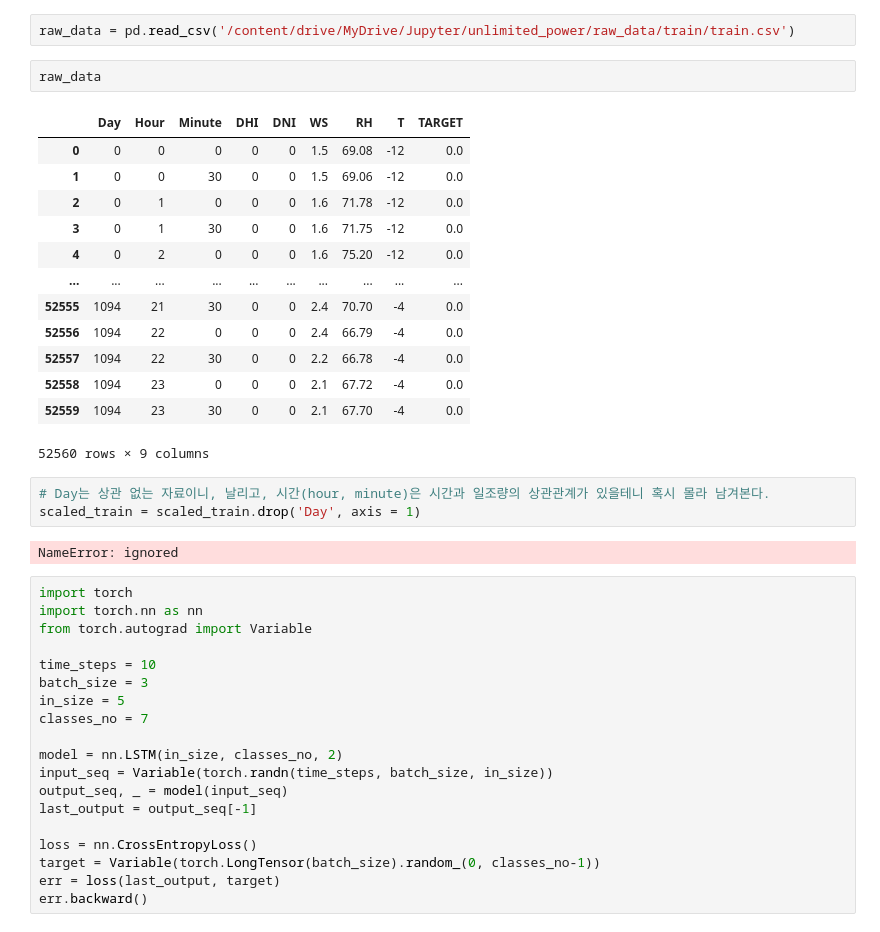
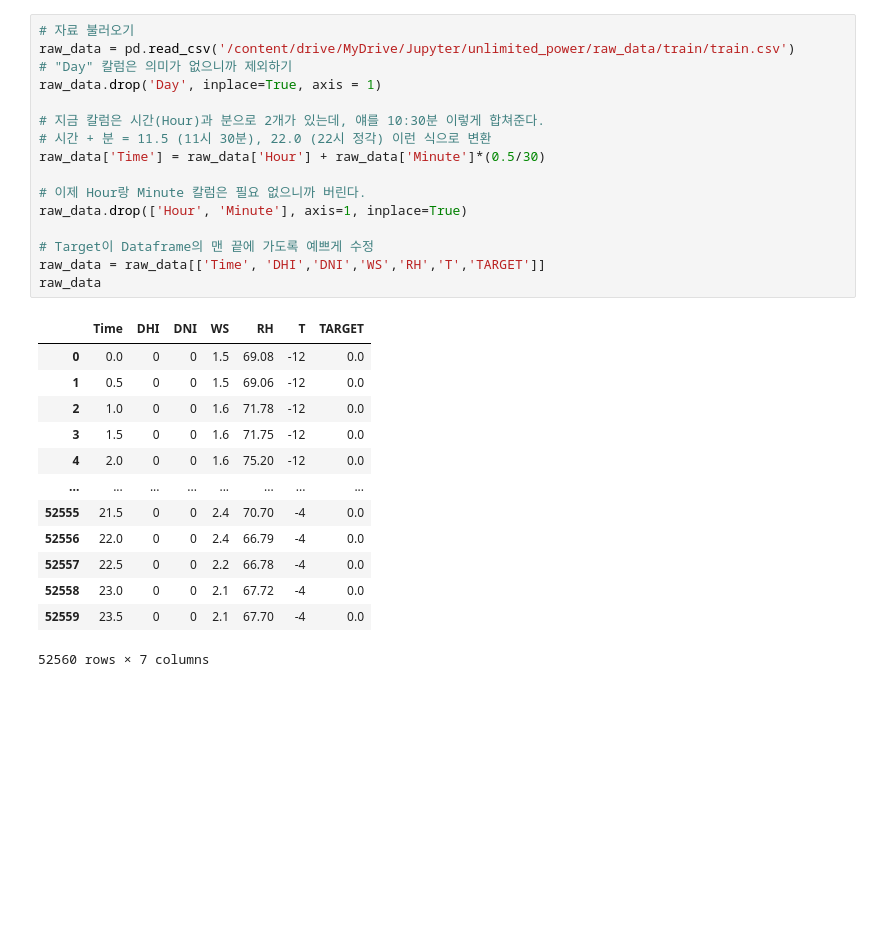
Before and after one commit to marvelous-koala/unlimited_power, a Jupyter notebook: working__/LSTM_mk1.ipynb, the cells around one changed output. Cells and saved outputs as stored; diff of their text form; blank space fills up the shorter version.

```diff
--- a/working__/LSTM_mk1.ipynb
+++ b/working__/LSTM_mk1.ipynb
@@ -18,42 +19,30 @@ Mounted at /content/drive
-# %%
-raw_data = pd.read_csv('/content/drive/MyDrive/Jupyter/unlimited_power/raw_data/train/train.csv')
-# %%
-raw_data
-# %% [output]
-|  | Day | Hour | Minute | DHI | DNI | WS | RH | T | TARGET |
-| 0 | 0 | 0 | 0 | 0 | 0 | 1.5 | 69.08 | -12 | 0.0 |
-| 1 | 0 | 0 | 30 | 0 | 0 | 1.5 | 69.06 | -12 | 0.0 |
-| 2 | 0 | 1 | 0 | 0 | 0 | 1.6 | 71.78 | -12 | 0.0 |
-| 3 | 0 | 1 | 30 | 0 | 0 | 1.6 | 71.75 | -12 | 0.0 |
-| 4 | 0 | 2 | 0 | 0 | 0 | 1.6 | 75.20 | -12 | 0.0 |
-| ... | ... | ... | ... | ... | ... | ... | ... | ... | ... |
-| 52555 | 1094 | 21 | 30 | 0 | 0 | 2.4 | 70.70 | -4 | 0.0 |
-| 52556 | 1094 | 22 | 0 | 0 | 0 | 2.4 | 66.79 | -4 | 0.0 |
-| 52557 | 1094 | 22 | 30 | 0 | 0 | 2.2 | 66.78 | -4 | 0.0 |
-| 52558 | 1094 | 23 | 0 | 0 | 0 | 2.1 | 67.72 | -4 | 0.0 |
-| 52559 | 1094 | 23 | 30 | 0 | 0 | 2.1 | 67.70 | -4 | 0.0 |
-52560 rows × 9 columns
-# %%
-# Day는 상관 없는 자료이니, 날리고, 시간(hour, minute)은 시간과 일조량의 상관관계가 있을테니 혹시 몰라 남겨본다.
-scaled_train = scaled_train.drop('Day', axis = 1)
-# %% [output]
-NameError: ignored
-# %%
-import torch
-import torch.nn as nn
-from torch.autograd import Variable
-
-time_steps = 10
-batch_size = 3
-in_size = 5
-classes_no = 7
-
-model = nn.LSTM(in_size, classes_no, 2)
-input_seq = Variable(torch.randn(time_steps, batch_size, in_size))
-output_seq, _ = model(input_seq)
-last_output = output_seq[-1]
-
-loss = nn.CrossEntropyLoss()
-target = Variable(torch.LongTensor(batch_size).random_(0, classes_no-1))
-err = loss(last_output, target)
-err.backward()
+# %%
+# 자료 불러오기
+raw_data = pd.read_csv('/content/drive/MyDrive/Jupyter/unlimited_power/raw_data/train/train.csv')
+# "Day" 칼럼은 의미가 없으니까 제외하기
+raw_data.drop('Day', inplace=True, axis = 1)
+
+# 지금 칼럼은 시간(Hour)과 분으로 2개가 있는데, 얘를 10:30분 이렇게 합쳐준다.
+# 시간 + 분 = 11.5 (11시 30분), 22.0 (22시 정각) 이런 식으로 변환
+raw_data['Time'] = raw_data['Hour'] + raw_data['Minute']*(0.5/30)
+
+# 이제 Hour랑 Minute 칼럼은 필요 없으니까 버린다.
+raw_data.drop(['Hour', 'Minute'], axis=1, inplace=True)
+
+# Target이 Dataframe의 맨 끝에 가도록 예쁘게 수정
+raw_data = raw_data[['Time', 'DHI','DNI','WS','RH','T','TARGET']]
+raw_data
+# %% [output]
+|  | Time | DHI | DNI | WS | RH | T | TARGET |
+| 0 | 0.0 | 0 | 0 | 1.5 | 69.08 | -12 | 0.0 |
+| 1 | 0.5 | 0 | 0 | 1.5 | 69.06 | -12 | 0.0 |
+| 2 | 1.0 | 0 | 0 | 1.6 | 71.78 | -12 | 0.0 |
+| 3 | 1.5 | 0 | 0 | 1.6 | 71.75 | -12 | 0.0 |
+| 4 | 2.0 | 0 | 0 | 1.6 | 75.20 | -12 | 0.0 |
+| ... | ... | ... | ... | ... | ... | ... | ... |
+| 52555 | 21.5 | 0 | 0 | 2.4 | 70.70 | -4 | 0.0 |
+| 52556 | 22.0 | 0 | 0 | 2.4 | 66.79 | -4 | 0.0 |
+| 52557 | 22.5 | 0 | 0 | 2.2 | 66.78 | -4 | 0.0 |
+| 52558 | 23.0 | 0 | 0 | 2.1 | 67.72 | -4 | 0.0 |
+| 52559 | 23.5 | 0 | 0 | 2.1 | 67.70 | -4 | 0.0 |
+52560 rows × 7 columns
```
Also changed, not shown: parts of 18 cells of this notebook.
